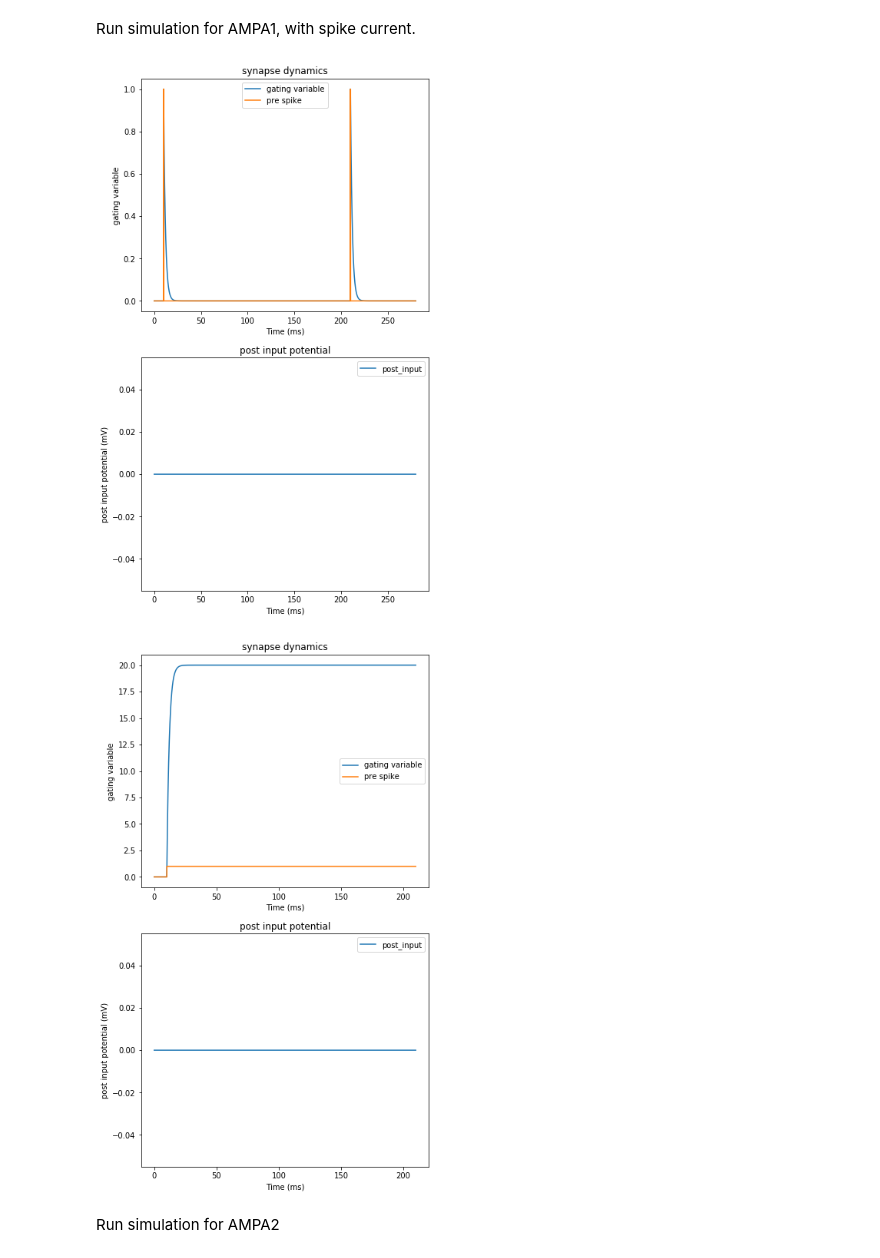
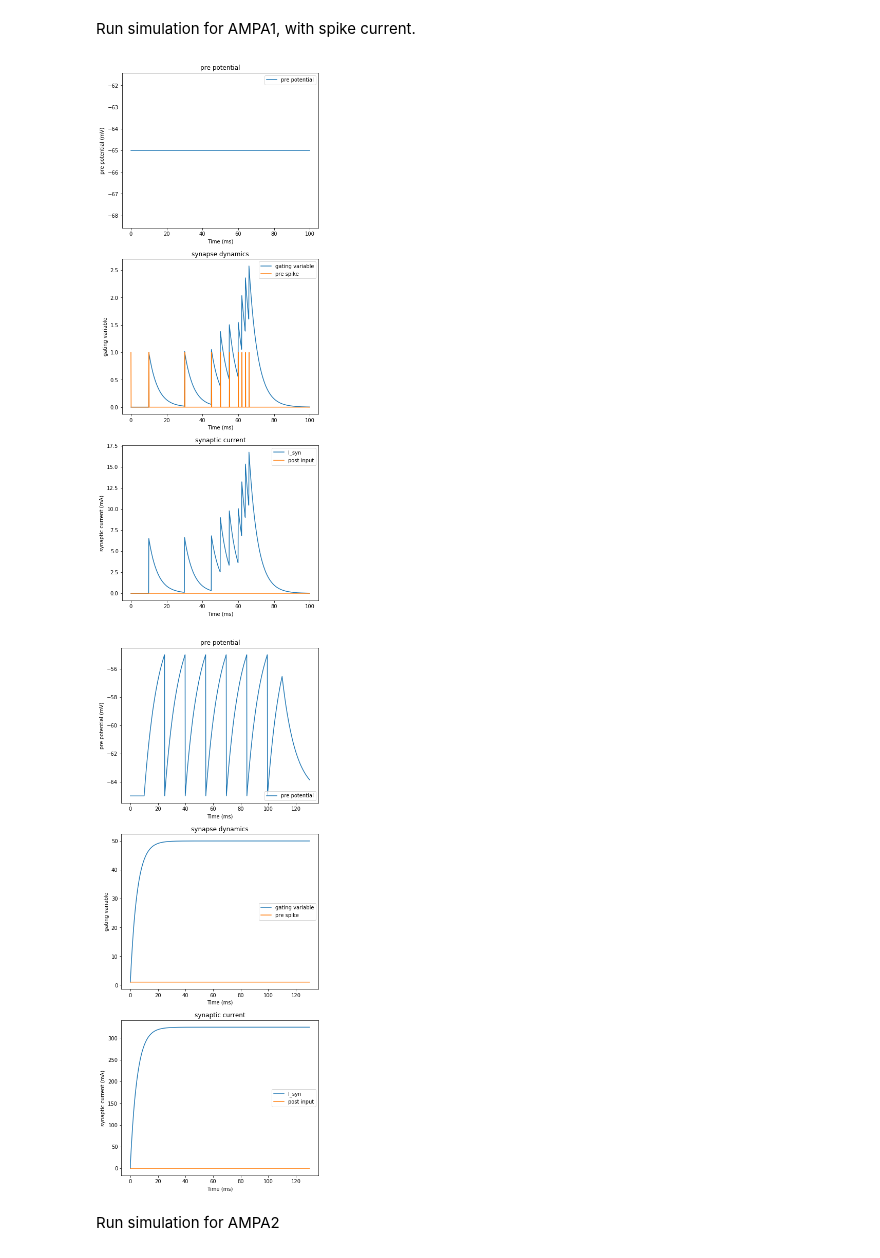
Before and after one commit to Gracewx/BrainPy-Models, a Jupyter notebook: docs/synapses/AMPA.ipynb, the cells around one changed output. Drawn from its saved outputs; the diff is of its cells as text; code cells hidden in the pictures.

```diff
--- a/docs/synapses/AMPA.ipynb
+++ b/docs/synapses/AMPA.ipynb
@@ -196,10 +211,10 @@ def run_ampa_single(cls, Iext, duration, sim_pos = 'pre.sp'):
         sim_pos (string): position that is given the exernal current, default = 'pre.sp'.
     '''
     LIF = define_LIF()
-    pre = bp.NeuGroup(LIF, 2, monitors=['sp', 'inp'])
+    pre = bp.NeuGroup(LIF, 2, monitors=['sp', 'V'])
     post = bp.NeuGroup(LIF, 3, monitors=['inp', 'V'])
     ampa = bp.SynConn(model=cls, pre_group=pre, post_group=post, conn=bp.connect.All2All(),
-                      monitors=['s'], delay=10.)
+                      monitors=['s', 'out'], delay=10.)
 
     # set ampa behaviour
     ampa.runner.set_schedule(['input', 'update', 'output', 'monitor'])
@@ -211,10 +226,10 @@ def run_ampa_single(cls, Iext, duration, sim_pos = 'pre.sp'):
     net.run(duration, inputs=(ampa, sim_pos, Iext, '='), report=False)
 
     # visualization
-    fig, gs = bp.visualize.get_figure(2, 1, 5, 6)
+    fig, gs = bp.visualize.get_figure(3, 1, 5, 6)
 
     # synapse
-    fig.add_subplot(gs[0, 0])
+    fig.add_subplot(gs[1, 0])
     plt.plot(net.ts, ampa.mon.s[:, 0], label='gating variable')
     plt.plot(net.ts, pre.mon.sp[:, 0], label='pre spike')
     plt.ylabel('gating variable')
@@ -223,11 +238,20 @@ def run_ampa_single(cls, Iext, duration, sim_pos = 'pre.sp'):
     plt.legend()
 
     # post input (synapse output)
-    fig.add_subplot(gs[1, 0])
-    plt.plot(net.ts, post.mon.inp[:, 0], label='post_input')
-    plt.ylabel('post input potential (mV)')
+    fig.add_subplot(gs[2, 0])
+    plt.plot(net.ts, ampa.mon.out[:, 0], label='I_syn')
+    # plt.plot(net.ts, post.mon.inp[:, 0], label='post input')
+    plt.ylabel('synaptic current (mA)')
     plt.xlabel('Time (ms)')
-    plt.title('post input potential')
+    plt.title('synaptic current')
+    plt.legend()
+
+    # post potential
+    fig.add_subplot(gs[0, 0])
+    plt.plot(net.ts, pre.mon.V[:, 0], label='pre potential')
+    plt.ylabel('pre potential (mV)')
+    plt.xlabel('Time (ms)')
+    plt.title('pre potential')
     plt.legend()
     plt.show()
 # %% [markdown]
@@ -238,19 +262,19 @@ bp.profile.set(backend='numpy', merge_steps=True, dt=0.1)
 Run simulation for AMPA1, with spike current.
 # %%
 # get input current
-amplitudes = [10, 210, 410, 610]
-duration = 70. * len(amplitudes)
-spike_I = bp.inputs.spike_current(amplitudes, bp.profile._dt, 1., duration=duration)
+spike_ts = [10, 30, 45, 50, 55, 60, 62, 64, 66]
+duration = 100
+spike_I = bp.inputs.spike_current(spike_ts, bp.profile._dt, 1., duration=duration)
 
 run_ampa_single(cls = AMPA1(), Iext = spike_I, duration = duration)
 # %% [output]
-[figure, old version]
+[figure, new version]
 # %%
 # step current parameters
-amplitude = 556.9  # step current amplitude
+amplitude = 12.9  # step current amplitude
 stim_start = 10. # stimulation start point
 stim_t = 100.   # stimulation duration
-post_stim_t = 100. # after stimulation time
+post_stim_t = 20. # after stimulation time
 
 # generate step current
 I = [(0, stim_start), (amplitude, stim_t), (0, post_stim_t)]
@@ -259,7 +283,7 @@ I = [(0, stim_start), (amplitude, stim_t), (0, post_stim_t)]
 run_ampa_single(cls = AMPA1(), Iext = step_I,
                 duration = duration, sim_pos = 'pre.inp')
 # %% [output]
-[figure, old version]
+[figure, new version]
 # %% [markdown]
 Run simulation for AMPA2
 # %%
```
Also changed, not shown: parts of 14 cells of this notebook.
